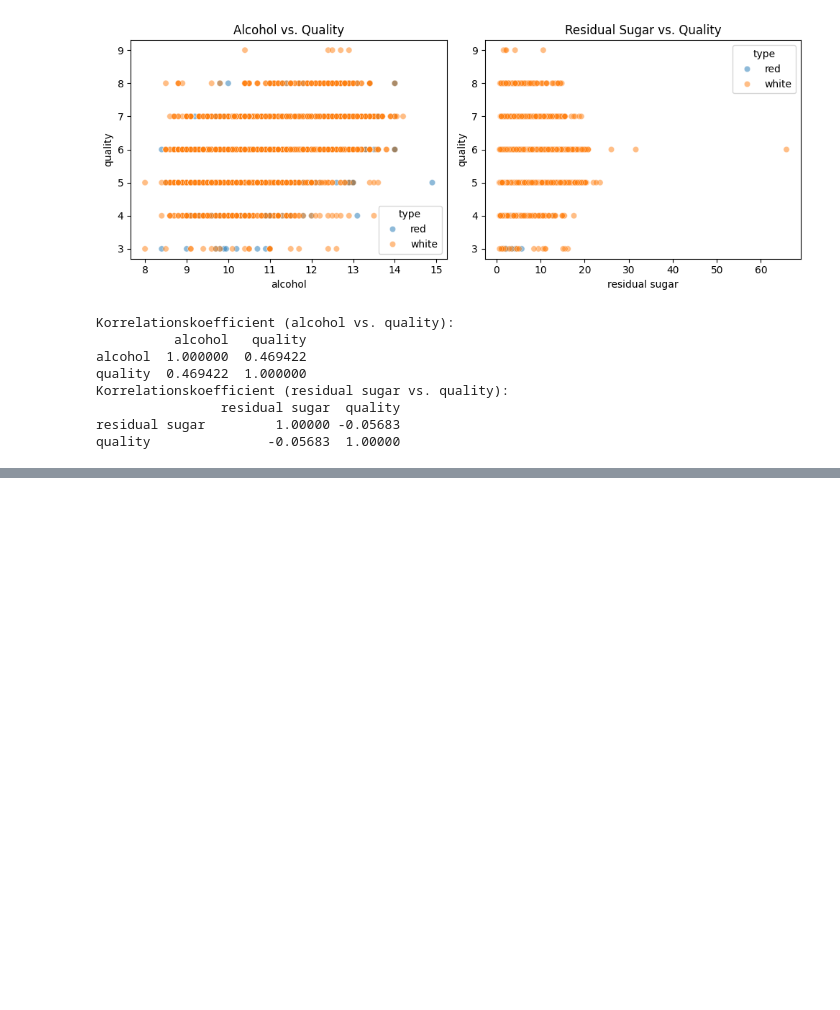
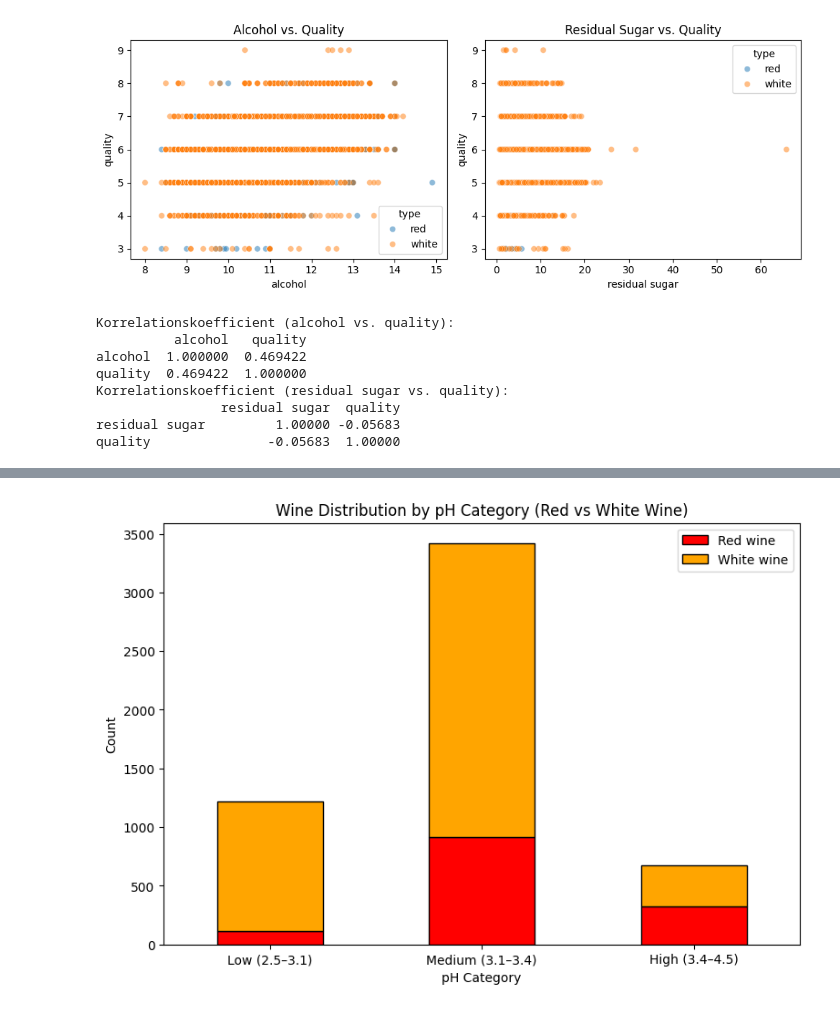
Before and after one commit to Gervig/Business-Intelligence, a Jupyter notebook: MP2/MP2.ipynb, the cells around one changed output, grey strips where cells are left out. Cells and saved outputs as stored; diff of their text form; code cells hidden in the pictures; blank space fills up the shorter version.

```diff
--- a/MP2/MP2.ipynb
+++ b/MP2/MP2.ipynb
@@ -442,3 +521,35 @@ quality               -0.05683  1.00000
+# %%
+#Define bins and labels
+bins = [2.5, 3.1, 3.4, 4.5]
+labels = ["Low", "Medium", "High"]
+
+wine["pH_category"] = pd.cut(wine["pH"], bins=bins, labels=labels)
+
+category_counts = wine.groupby(["pH_category", "type_encoded"]).size().unstack(fill_value=0)
+category_counts.columns = ["Red wine", "White wine"]
+
+range_labels = [
+    f"Low ({bins[0]}–{bins[1]})",
+    f"Medium ({bins[1]}–{bins[2]})",
+    f"High ({bins[2]}–{bins[3]})"
+]
+
+ax = category_counts.plot(
+    kind="bar",
+    stacked=True,
+    color=["red", "orange"],
+    edgecolor="black",
+    figsize=(9,6)
+)
+
+ax.set_xlabel("pH Category")
+ax.set_ylabel("Count")
+ax.set_title("Wine Distribution by pH Category (Red vs White Wine)")
+ax.set_xticklabels(range_labels, rotation=0)
+plt.legend()
+plt.show()
+# %% [output]
+[figure, added]
 # %%
 # Scatterplot: x = index (bare rækkefølgen af vin), y = pH
 # plt.figure(figsize=(10,6))
```
Also changed, not shown: parts of 4 cells of this notebook.
